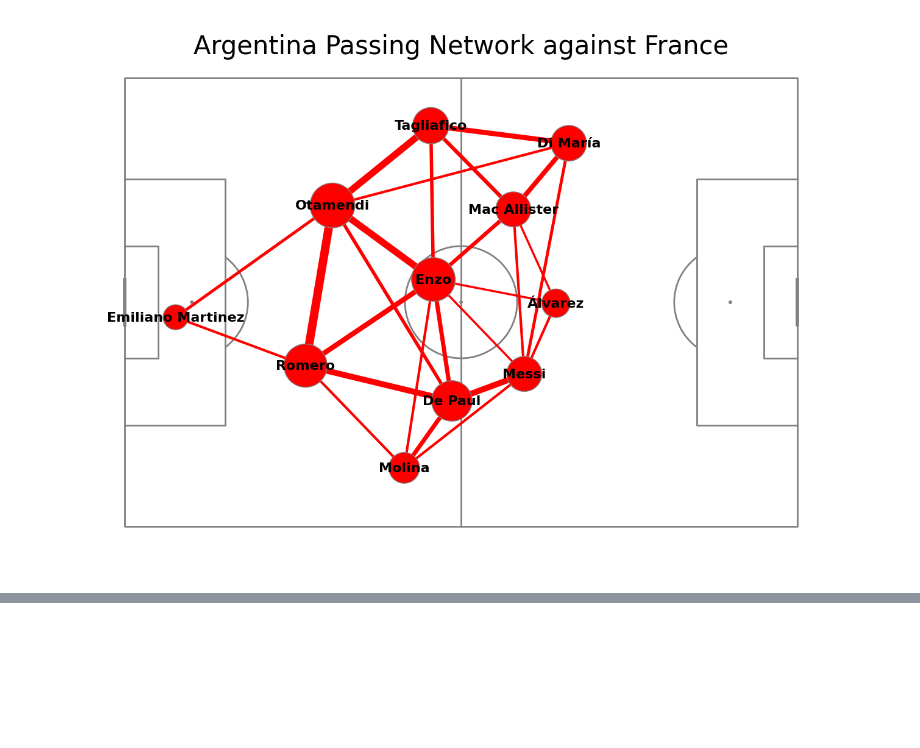
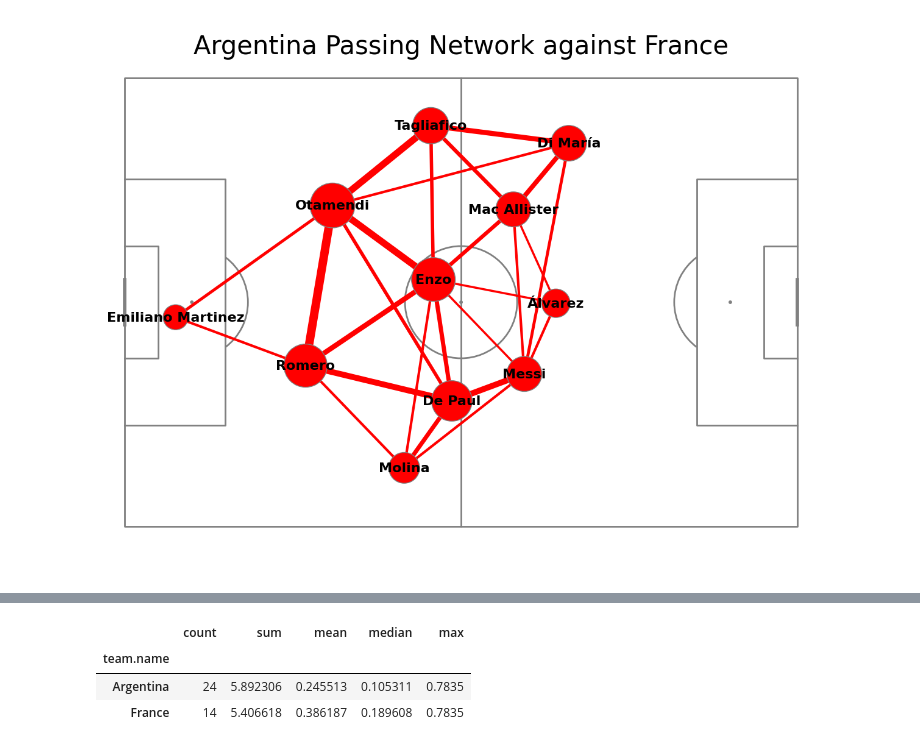
Before and after one commit to AliKhaled98/soccer-analytics, a Jupyter notebook: notebooks/soccereda.ipynb, the cells around one changed output, grey strips where cells are left out. Cells and saved outputs as stored; diff of their text form; code cells hidden in the pictures; blank space fills up the shorter version.

```diff
--- a/notebooks/soccereda.ipynb
+++ b/notebooks/soccereda.ipynb
@@ -650,0 +701,9 @@ plt.show()
+# %%
+shots.groupby("team.name")["shot.statsbomb_xg"].agg(
+    ["count", "sum", "mean", "median", "max"]
+)
+# %% [output]
+|  | count | sum | mean | median | max |
+| team.name |  |  |  |  |  |
+| Argentina | 24 | 5.892306 | 0.245513 | 0.105311 | 0.7835 |
+| France | 14 | 5.406618 | 0.386187 | 0.189608 | 0.7835 |
```
Also changed, not shown: parts of 7 cells of this notebook, 1 other file.
